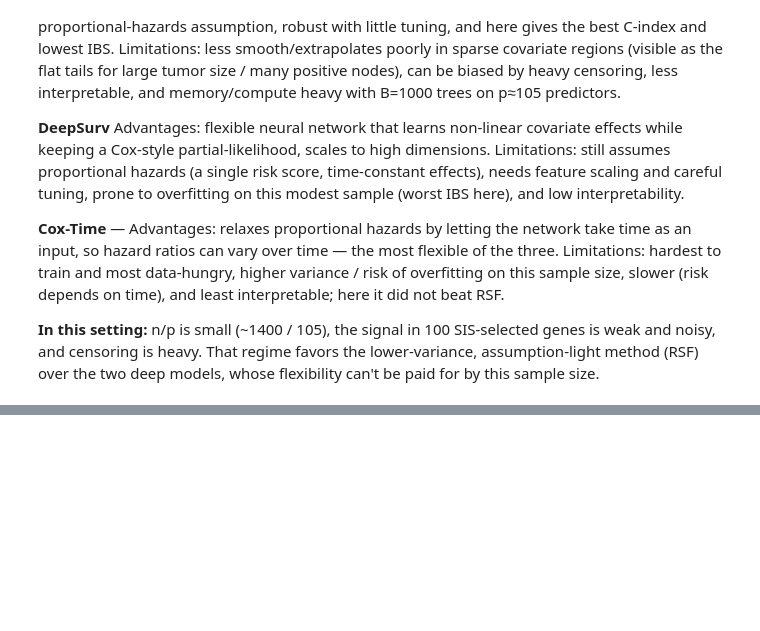
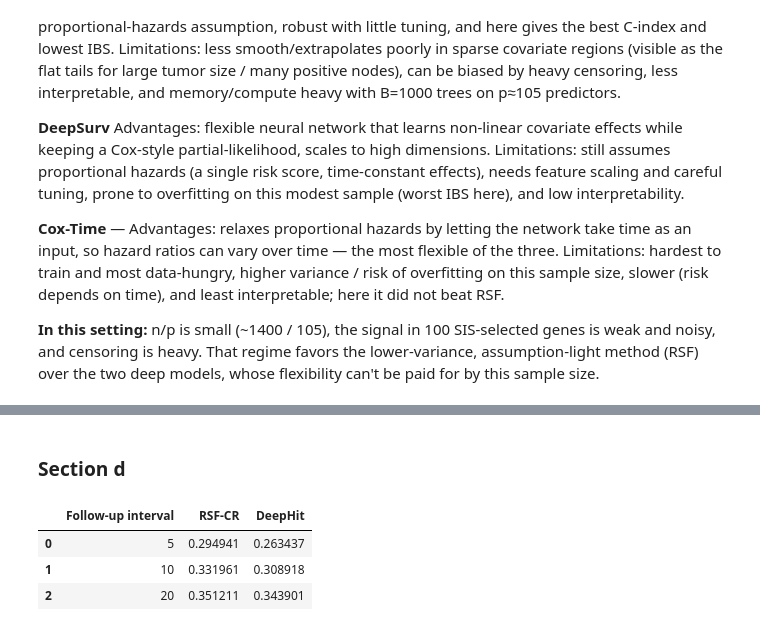
Before and after one commit to Mormorfor/SAML_project, a Jupyter notebook: hw4/SAML_hw4.ipynb, the cells around one changed output, grey strips where cells are left out. Cells and saved outputs as stored; diff of their text form; code cells hidden in the pictures; blank space fills up the shorter version.

```diff
--- a/hw4/SAML_hw4.ipynb
+++ b/hw4/SAML_hw4.ipynb
@@ -360,0 +728,74 @@ RSF achieved the best performance in terms of both C-index and IBS, indicating t
+# %% [markdown]
+### Section d
+# %%
+import numpy as np
+import pandas as pd
+
+
+# Follow-up intervals requested
+evaluation_times = [5, 10, 20]
+
+
+def cif_at_time(cif_matrix, time_grid, time):
+    """
+    Return the predicted CIF for every individual at a requested time.
+
+    cif_matrix:
+        Rows are individuals and columns are prediction times.
+
+    time_grid:
+        Times corresponding to the columns of cif_matrix.
+    """
+
+    time_grid = np.asarray(time_grid)
+
+    # Find the last available prediction time that is <= time
+    column_index = np.searchsorted(
+        time_grid,
+        time,
+        side="right"
+    ) - 1
+
+    # If the requested time is before the first prediction time,
+    # the cumulative incidence is zero
+    if column_index < 0:
+        return np.zeros(cif_matrix.shape[0])
+
+    return cif_matrix[:, column_index]
+
+
+# Store the average predicted relapse CIFs
+results = []
+
+for time in evaluation_times:
+
+    # Predicted relapse CIF for every test individual
+    rsf_cif_at_time = cif_at_time(
+        cif_relapse_rsf,
+        rsf_times,
+        time
+    )
+
+    deephit_cif_at_time = cif_at_time(
+        cif_relapse_deephit,
+        deephit_times,
+        time
+    )
+
+    # Average across all test individuals
+    results.append({
+        "Follow-up interval": time,
+        "RSF-CR": np.mean(rsf_cif_at_time),
+        "DeepHit": np.mean(deephit_cif_at_time)
+    })
+
+
+# Report both models in one table
+average_cif_table = pd.DataFrame(results)
+
+average_cif_table
+# %% [output]
+|  | Follow-up interval | RSF-CR | DeepHit |
+| 0 | 5 | 0.294941 | 0.263437 |
+| 1 | 10 | 0.331961 | 0.308918 |
+| 2 | 20 | 0.351211 | 0.343901 |
```
Also changed, not shown: parts of 15 cells of this notebook, 1 other file.
